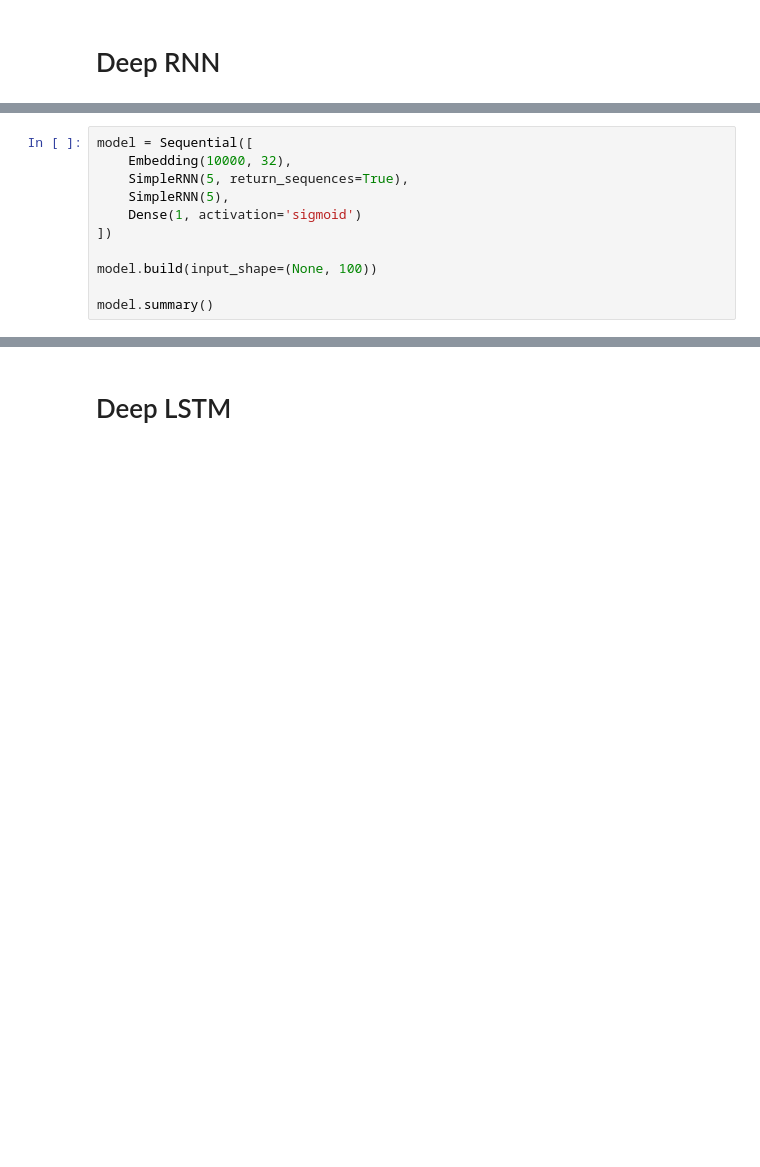
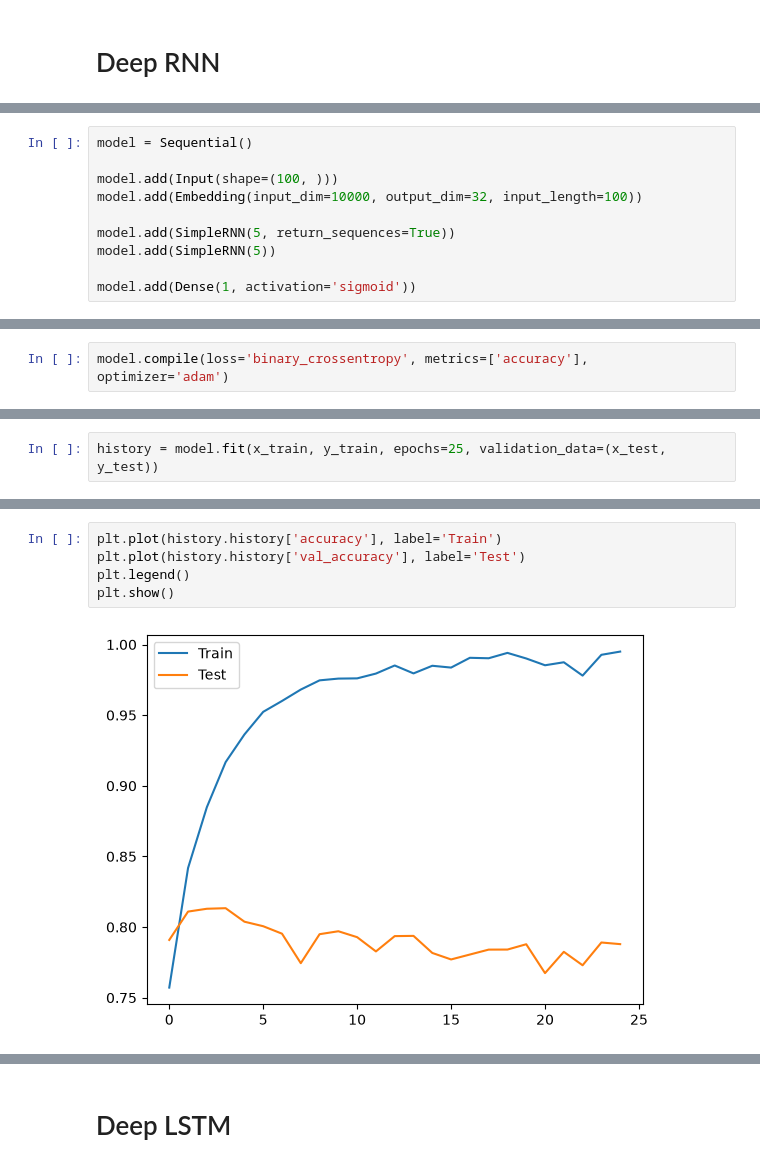
Before and after one commit to ayansuvra/Deep-Learning, a Jupyter notebook: RNN/DeepRNN.ipynb, the cells around one changed output, grey strips where cells are left out. Drawn from its saved outputs; the diff is of its cells as text; blank space fills up the shorter version.

```diff
--- a/RNN/DeepRNN.ipynb
+++ b/RNN/DeepRNN.ipynb
@@ -19,11 +18,10 @@ Downloading data from https://storage.googleapis.com/tensorflow/tf-keras-dataset
 # %%
-model = Sequential([
-    Embedding(10000, 32),
-    SimpleRNN(5, return_sequences=True),
-    SimpleRNN(5),
-    Dense(1, activation='sigmoid')
-])
+model = Sequential()
 
-model.build(input_shape=(None, 100))
+model.add(Input(shape=(100, )))
+model.add(Embedding(input_dim=10000, output_dim=32, input_length=100))
 
-model.summary()
+model.add(SimpleRNN(5, return_sequences=True))
+model.add(SimpleRNN(5))
+
+model.add(Dense(1, activation='sigmoid'))
@@ -50,0 +50,2 @@ Model: "sequential_2"
+# %%
+model.compile(loss='binary_crossentropy', metrics=['accuracy'], optimizer='adam')
@@ -50,0 +54,2 @@ Model: "sequential_2"
+# %%
+history = model.fit(x_train, y_train, epochs=25, validation_data=(x_test, y_test))
@@ -50,0 +74,7 @@ Model: "sequential_2"
+# %%
+plt.plot(history.history['accuracy'], label='Train')
+plt.plot(history.history['val_accuracy'], label='Test')
+plt.legend()
+plt.show()
+# %% [output]
+[figure, added]
```
Also changed, not shown: parts of 17 cells of this notebook.
